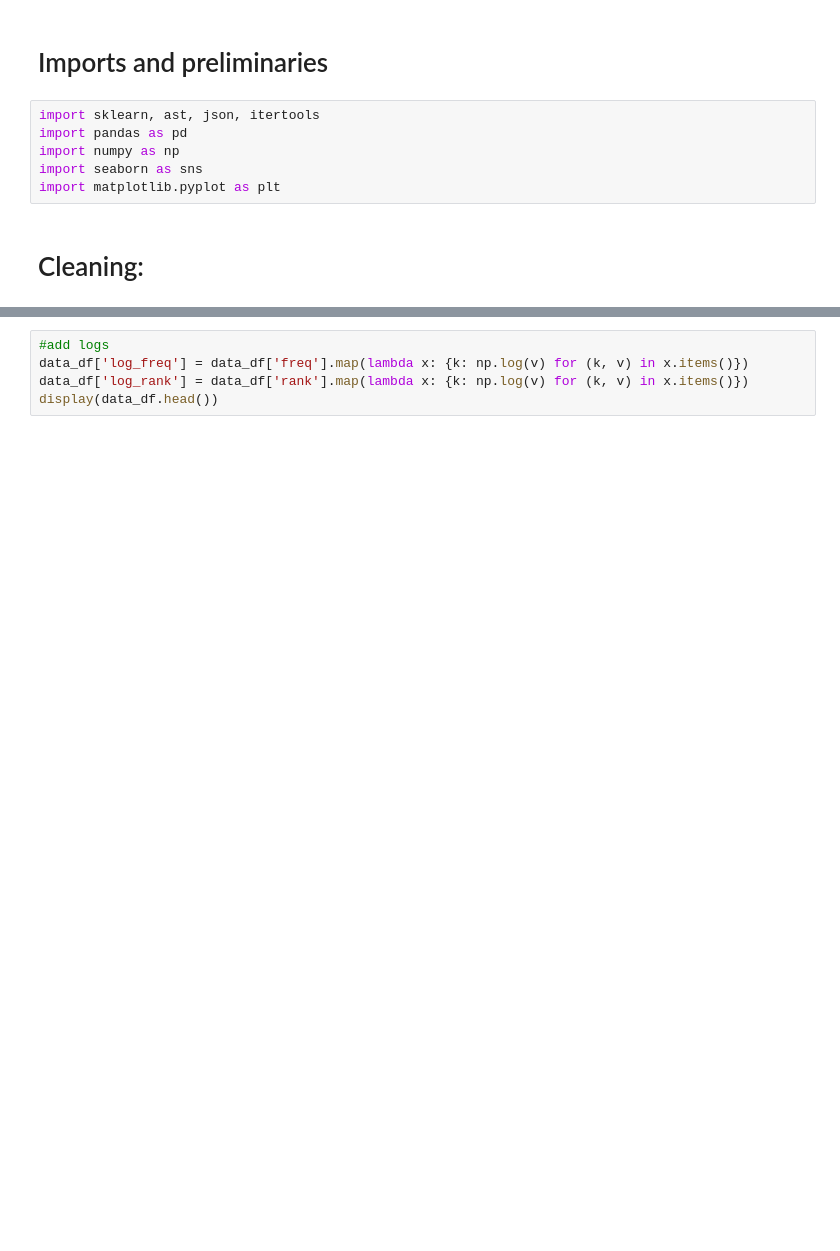
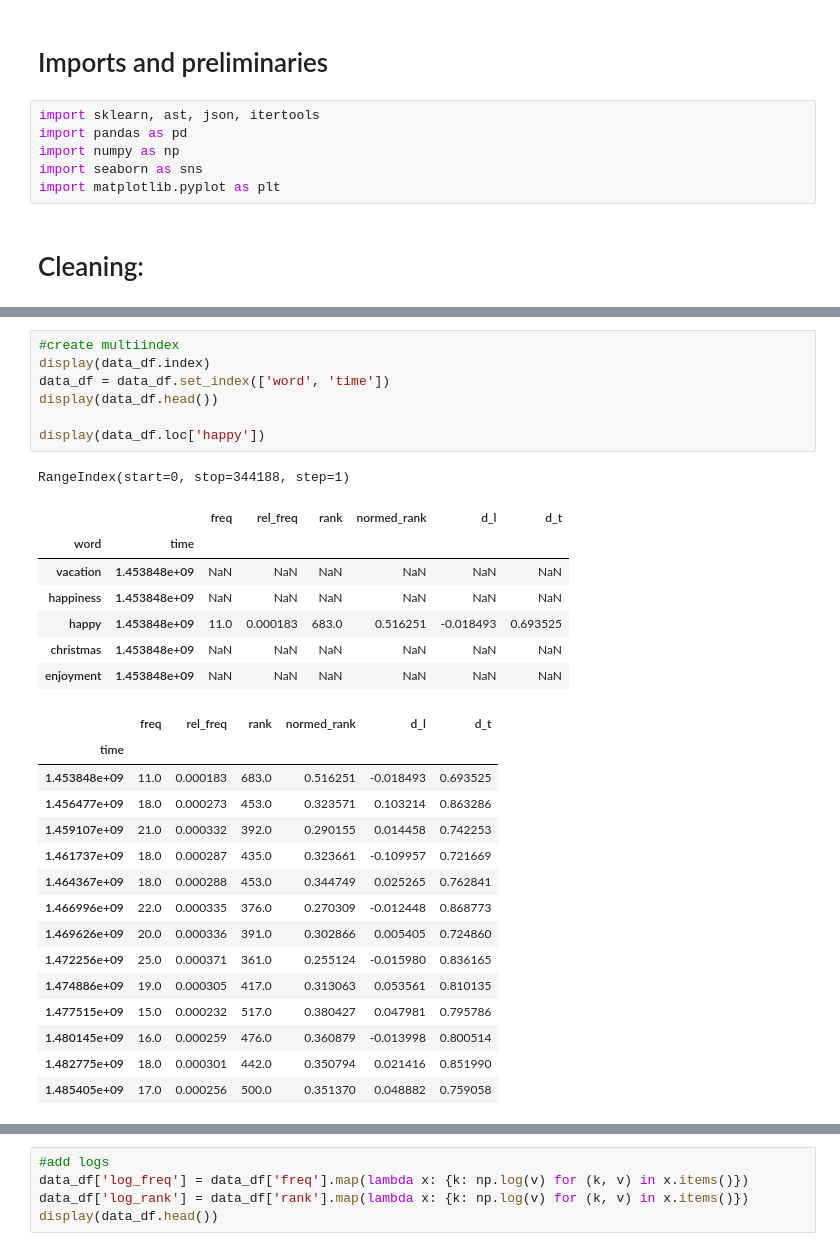
Before and after one commit to bengittelson/Thesis, a Jupyter notebook: analysis.ipynb, the cells around one changed output, grey strips where cells are left out. Cells and saved outputs as stored; diff of their text form; blank space fills up the shorter version.

```diff
--- a/analysis.ipynb
+++ b/analysis.ipynb
@@ -21,0 +32,31 @@ display(data_df.head())
+# %%
+#create multiindex
+display(data_df.index)
+data_df = data_df.set_index(['word', 'time'])
+display(data_df.head())
+
+display(data_df.loc['happy'])
+# %% [output]
+RangeIndex(start=0, stop=344188, step=1)
+|  |  | freq | rel_freq | rank | normed_rank | d_l | d_t |
+| word | time |  |  |  |  |  |  |
+| vacation | 1.453848e+09 | NaN | NaN | NaN | NaN | NaN | NaN |
+| happiness | 1.453848e+09 | NaN | NaN | NaN | NaN | NaN | NaN |
+| happy | 1.453848e+09 | 11.0 | 0.000183 | 683.0 | 0.516251 | -0.018493 | 0.693525 |
+| christmas | 1.453848e+09 | NaN | NaN | NaN | NaN | NaN | NaN |
+| enjoyment | 1.453848e+09 | NaN | NaN | NaN | NaN | NaN | NaN |
+|  | freq | rel_freq | rank | normed_rank | d_l | d_t |
+| time |  |  |  |  |  |  |
+| 1.453848e+09 | 11.0 | 0.000183 | 683.0 | 0.516251 | -0.018493 | 0.693525 |
+| 1.456477e+09 | 18.0 | 0.000273 | 453.0 | 0.323571 | 0.103214 | 0.863286 |
+| 1.459107e+09 | 21.0 | 0.000332 | 392.0 | 0.290155 | 0.014458 | 0.742253 |
+| 1.461737e+09 | 18.0 | 0.000287 | 435.0 | 0.323661 | -0.109957 | 0.721669 |
+| 1.464367e+09 | 18.0 | 0.000288 | 453.0 | 0.344749 | 0.025265 | 0.762841 |
+| 1.466996e+09 | 22.0 | 0.000335 | 376.0 | 0.270309 | -0.012448 | 0.868773 |
+| 1.469626e+09 | 20.0 | 0.000336 | 391.0 | 0.302866 | 0.005405 | 0.724860 |
+| 1.472256e+09 | 25.0 | 0.000371 | 361.0 | 0.255124 | -0.015980 | 0.836165 |
+| 1.474886e+09 | 19.0 | 0.000305 | 417.0 | 0.313063 | 0.053561 | 0.810135 |
+| 1.477515e+09 | 15.0 | 0.000232 | 517.0 | 0.380427 | 0.047981 | 0.795786 |
+| 1.480145e+09 | 16.0 | 0.000259 | 476.0 | 0.360879 | -0.013998 | 0.800514 |
+| 1.482775e+09 | 18.0 | 0.000301 | 442.0 | 0.350794 | 0.021416 | 0.851990 |
+| 1.485405e+09 | 17.0 | 0.000256 | 500.0 | 0.351370 | 0.048882 | 0.759058 |
```
Also changed, not shown: parts of 4 cells of this notebook.
